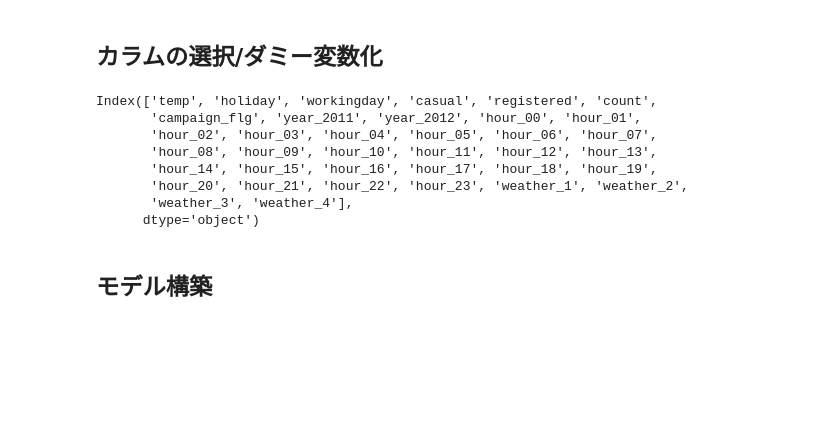
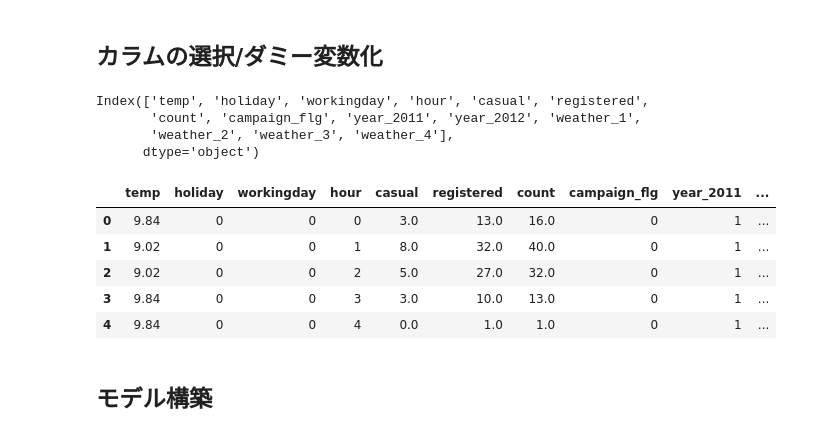
Before and after one commit to Taichi-Ibi/KaggleBikeSharingDemand, a Jupyter notebook: pred_main.ipynb, the cells around one changed output. Drawn from its saved outputs; the diff is of its cells as text; code cells hidden in the pictures; blank space fills up the shorter version.

```diff
--- a/pred_main.ipynb
+++ b/pred_main.ipynb
@@ -65,51 +96,54 @@ df = df[[
     # 'windspeed',
     'holiday',
     'workingday',
+    # 'jitsuha_workingday',
     'weather',
     'year',
     # 'year_month',
     # 'month_ave_casual',
     # 'month_ave_registered',
     # 'month',
     # 'weekday',
     # 't_td',
     # 'td',
     # 'humidity_abs',
     'hour',
+    # 'hour_sin',
+    # 'hour_cos',
+    # 'hour_trend',
     'casual',
     'registered',
     'count',
     'campaign_flg',
     # 'moving_ave_3',
     # 'moving_ave_14',
     # 'casual_ratio',
     # 'registered_ratio',
 ]]
 
 df = pd.get_dummies(df, columns=[
     # 'month',
     # 'weekday',
     # 'year_month',
     'year',
-    'hour',
+    # 'hour',
     'weather',
+    # 'hour_trend'
 ])
 
-# 対数変換
-# df['count'] = np.log(df['count']+1)
-# df['casual'] = np.log(df['casual']+1)
-# df['registered'] = np.log(df['registered']+1)
-
 display(df.columns)
+display(df.head())
 # %% [output]
-Index(['temp', 'holiday', 'workingday', 'casual', 'registered', 'count',
-       'campaign_flg', 'year_2011', 'year_2012', 'hour_00', 'hour_01',
-       'hour_02', 'hour_03', 'hour_04', 'hour_05', 'hour_06', 'hour_07',
-       'hour_08', 'hour_09', 'hour_10', 'hour_11', 'hour_12', 'hour_13',
-       'hour_14', 'hour_15', 'hour_16', 'hour_17', 'hour_18', 'hour_19',
-       'hour_20', 'hour_21', 'hour_22', 'hour_23', 'weather_1', 'weather_2',
-       'weather_3', 'weather_4'],
+Index(['temp', 'holiday', 'workingday', 'hour', 'casual', 'registered',
+       'count', 'campaign_flg', 'year_2011', 'year_2012', 'weather_1',
+       'weather_2', 'weather_3', 'weather_4'],
       dtype='object')
+|  | temp | holiday | workingday | hour | casual | registered | count | campaign_flg | year_2011 | ... |
+| 0 | 9.84 | 0 | 0 | 0 | 3.0 | 13.0 | 16.0 | 0 | 1 | ... |
+| 1 | 9.02 | 0 | 0 | 1 | 8.0 | 32.0 | 40.0 | 0 | 1 | ... |
+| 2 | 9.02 | 0 | 0 | 2 | 5.0 | 27.0 | 32.0 | 0 | 1 | ... |
+| 3 | 9.84 | 0 | 0 | 3 | 3.0 | 10.0 | 13.0 | 0 | 1 | ... |
+| 4 | 9.84 | 0 | 0 | 4 | 0.0 | 1.0 | 1.0 | 0 | 1 | ... |
 # %% [markdown]
 ## モデル構築
 # %%
```
Also changed, not shown: parts of 7 cells of this notebook, 1 other file.
